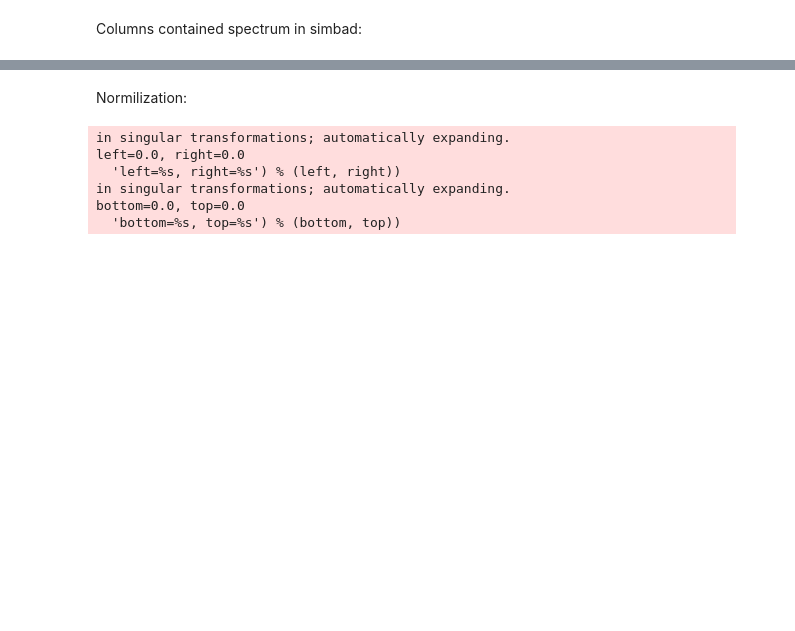
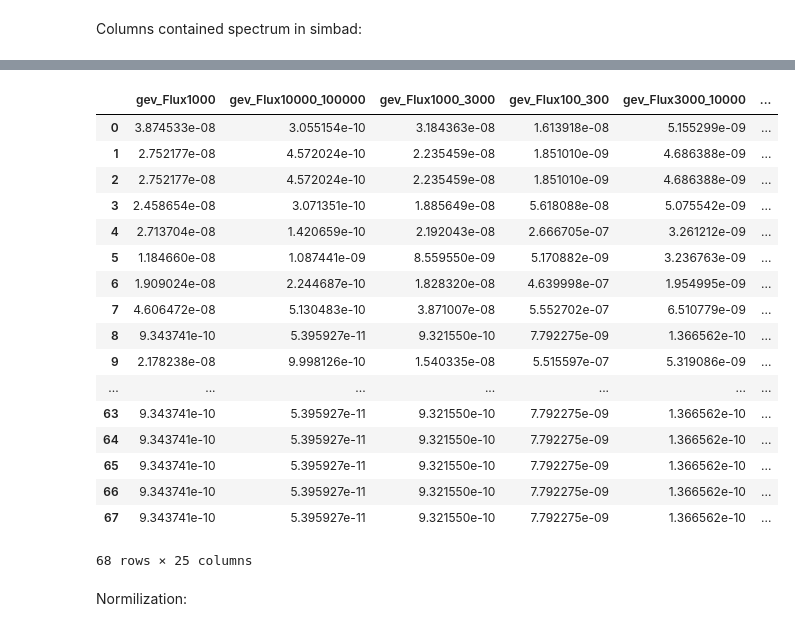
Before and after one commit to anaderi/gamma-bins, a Jupyter notebook: Spectrums.ipynb, the cells around one changed output, grey strips where cells are left out. Saved outputs shown, nothing was run; the diff lists cells and outputs as text; code cells hidden in the pictures; blank space fills up the shorter version.

Commit message:
Spectrum-4

```diff
--- a/Spectrums.ipynb
+++ b/Spectrums.ipynb
@@ -51,2 +74,12 @@ s_spectrum_columns = [
+# %%
+tev_spectrum_columns =  [
+    'tev_0.3TeV',
+    'tev_1TeV',
+    'tev_3TeV',
+    'tev_10TeV',
+    'tev_30TeV'
+]
+# %%
+spectrum_columns = gev_spectrum_columns + s_spectrum_columns + tev_spectrum_columns
 # %%
-gevoptics_spectrum = catalog[gev_spectrum_columns + s_spectrum_columns].copy()
+gevoptics_spectrum = catalog[spectrum_columns + ['s_MAIN_ID'] + ['marked']].copy()
@@ -100,3 +91,24 @@ display(catalog[gev_spectrum_columns + s_spectrum_columns + ['s_MAIN_ID']])
+# %%
+display(gevoptics_spectrum)
+# %% [output]
+|  | gev_Flux1000 | gev_Flux10000_100000 | gev_Flux1000_3000 | gev_Flux100_300 | gev_Flux3000_10000 | ... |
+| 0 | 3.874533e-08 | 3.055154e-10 | 3.184363e-08 | 1.613918e-08 | 5.155299e-09 | ... |
+| 1 | 2.752177e-08 | 4.572024e-10 | 2.235459e-08 | 1.851010e-09 | 4.686388e-09 | ... |
+| 2 | 2.752177e-08 | 4.572024e-10 | 2.235459e-08 | 1.851010e-09 | 4.686388e-09 | ... |
+| 3 | 2.458654e-08 | 3.071351e-10 | 1.885649e-08 | 5.618088e-08 | 5.075542e-09 | ... |
+| 4 | 2.713704e-08 | 1.420659e-10 | 2.192043e-08 | 2.666705e-07 | 3.261212e-09 | ... |
+| 5 | 1.184660e-08 | 1.087441e-09 | 8.559550e-09 | 5.170882e-09 | 3.236763e-09 | ... |
+| 6 | 1.909024e-08 | 2.244687e-10 | 1.828320e-08 | 4.639998e-07 | 1.954995e-09 | ... |
+| 7 | 4.606472e-08 | 5.130483e-10 | 3.871007e-08 | 5.552702e-07 | 6.510779e-09 | ... |
+| 8 | 9.343741e-10 | 5.395927e-11 | 9.321550e-10 | 7.792275e-09 | 1.366562e-10 | ... |
+| 9 | 2.178238e-08 | 9.998126e-10 | 1.540335e-08 | 5.515597e-07 | 5.319086e-09 | ... |
+| ... | ... | ... | ... | ... | ... | ... |
+| 63 | 9.343741e-10 | 5.395927e-11 | 9.321550e-10 | 7.792275e-09 | 1.366562e-10 | ... |
+| 64 | 9.343741e-10 | 5.395927e-11 | 9.321550e-10 | 7.792275e-09 | 1.366562e-10 | ... |
+| 65 | 9.343741e-10 | 5.395927e-11 | 9.321550e-10 | 7.792275e-09 | 1.366562e-10 | ... |
+| 66 | 9.343741e-10 | 5.395927e-11 | 9.321550e-10 | 7.792275e-09 | 1.366562e-10 | ... |
+| 67 | 9.343741e-10 | 5.395927e-11 | 9.321550e-10 | 7.792275e-09 | 1.366562e-10 | ... |
+68 rows × 25 columns
 # %% [markdown]
 Normilization:
 # %%
@@ -109,10 +115,0 @@ c=gevoptics_spectrum['marked'].apply(lambda x:colors[x])
-# %%
-scatter_matrix(gevoptics_spectrum,figsize=[40,40],marker='o',c=c)
-plt.savefig('plot.png')
-# %% [output]
-in singular transformations; automatically expanding.
-left=0.0, right=0.0
-  'left=%s, right=%s') % (left, right))
-in singular transformations; automatically expanding.
-bottom=0.0, top=0.0
-  'bottom=%s, top=%s') % (bottom, top))
```
Also changed, not shown: parts of 11 cells of this notebook, 4 other files.
